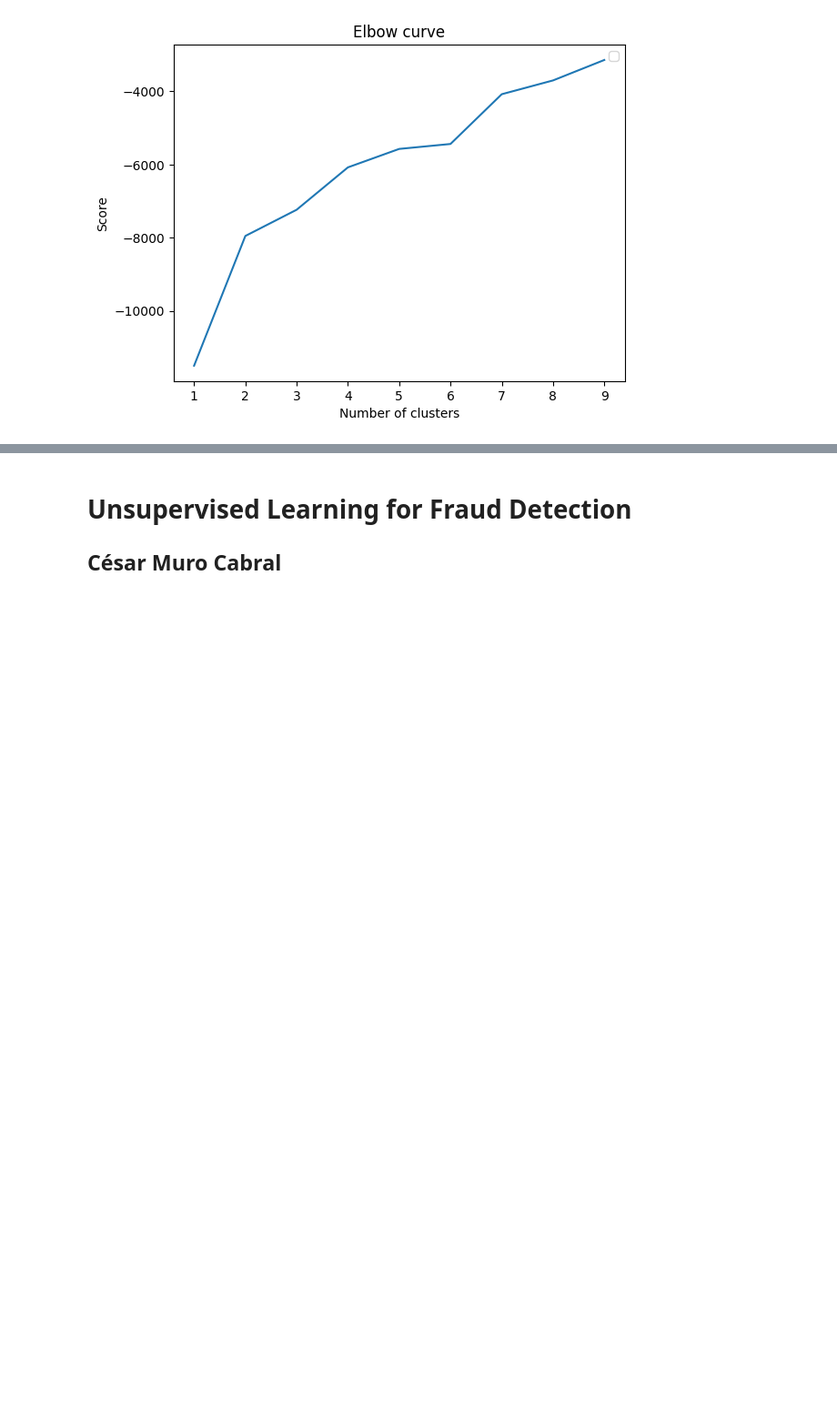
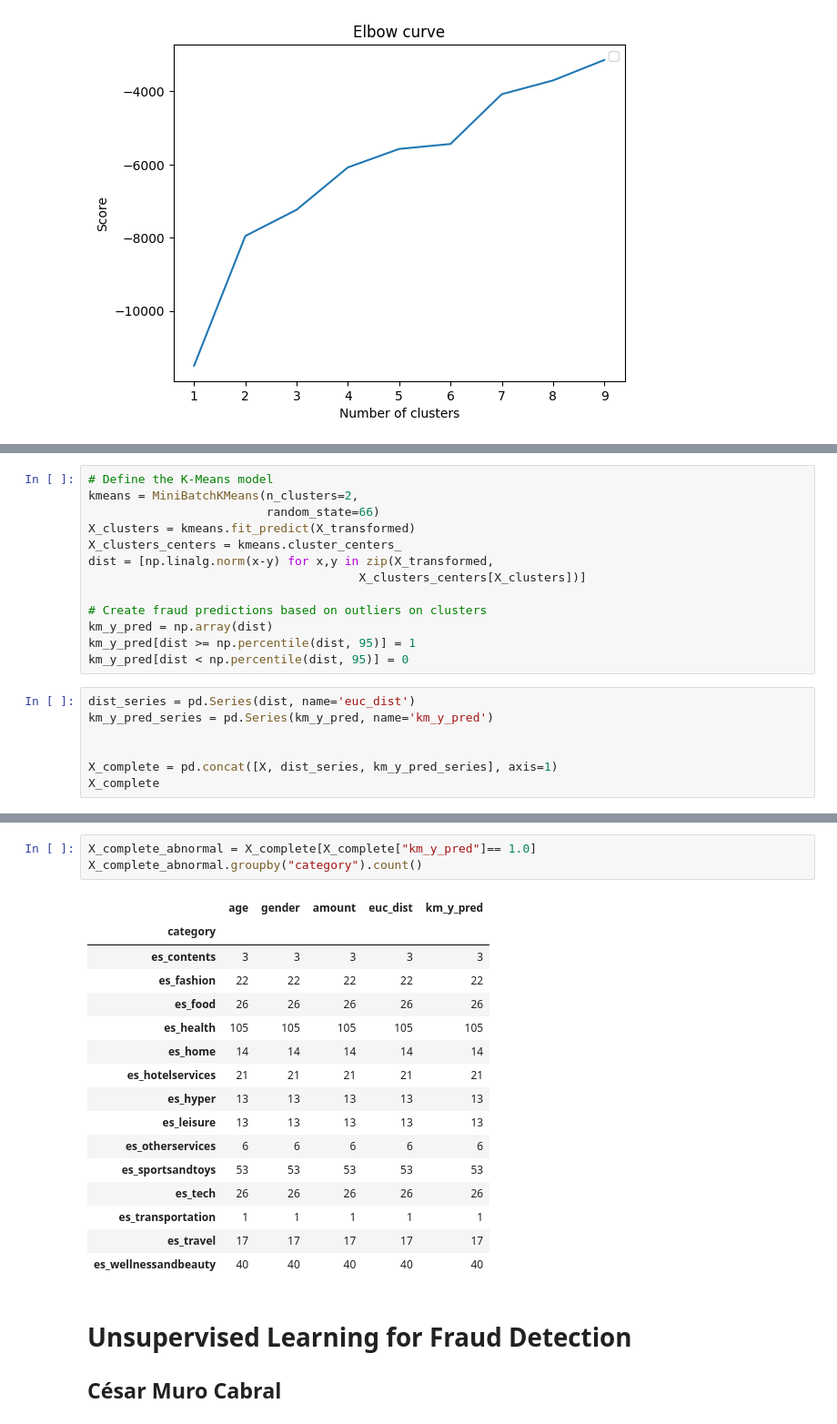
Before and after one commit to cmuro27/Machine_Learning_Projects_and_Notes, a Jupyter notebook: Project_fraud_detection_unsupervised.ipynb, the cells around one changed output, grey strips where cells are left out. Shown at 91% size. Saved outputs shown, nothing was run; the diff lists cells and outputs as text; blank space fills up the shorter version.

```diff
--- a/Project_fraud_detection_unsupervised.ipynb
+++ b/Project_fraud_detection_unsupervised.ipynb
@@ -458,0 +475,20 @@ Now, how we go from clustering data to fraud detection?
+# %%
+# Define the K-Means model
+kmeans = MiniBatchKMeans(n_clusters=2,
+                         random_state=66)
+X_clusters = kmeans.fit_predict(X_transformed)
+X_clusters_centers = kmeans.cluster_centers_
+dist = [np.linalg.norm(x-y) for x,y in zip(X_transformed,
+                                      X_clusters_centers[X_clusters])]
+
+# Create fraud predictions based on outliers on clusters
+km_y_pred = np.array(dist)
+km_y_pred[dist >= np.percentile(dist, 95)] = 1
+km_y_pred[dist < np.percentile(dist, 95)] = 0
+# %%
+dist_series = pd.Series(dist, name='euc_dist')
+km_y_pred_series = pd.Series(km_y_pred, name='km_y_pred')
+
+
+X_complete = pd.concat([X, dist_series, km_y_pred_series], axis=1)
+X_complete
@@ -459,3 +509,23 @@ Now, how we go from clustering data to fraud detection?
+# %%
+X_complete_abnormal = X_complete[X_complete["km_y_pred"]== 1.0]
+X_complete_abnormal.groupby("category").count()
+# %% [output]
+|  | age | gender | amount | euc_dist | km_y_pred |
+| category |  |  |  |  |  |
+| es_contents | 3 | 3 | 3 | 3 | 3 |
+| es_fashion | 22 | 22 | 22 | 22 | 22 |
+| es_food | 26 | 26 | 26 | 26 | 26 |
+| es_health | 105 | 105 | 105 | 105 | 105 |
+| es_home | 14 | 14 | 14 | 14 | 14 |
+| es_hotelservices | 21 | 21 | 21 | 21 | 21 |
+| es_hyper | 13 | 13 | 13 | 13 | 13 |
+| es_leisure | 13 | 13 | 13 | 13 | 13 |
+| es_otherservices | 6 | 6 | 6 | 6 | 6 |
+| es_sportsandtoys | 53 | 53 | 53 | 53 | 53 |
+| es_tech | 26 | 26 | 26 | 26 | 26 |
+| es_transportation | 1 | 1 | 1 | 1 | 1 |
+| es_travel | 17 | 17 | 17 | 17 | 17 |
+| es_wellnessandbeauty | 40 | 40 | 40 | 40 | 40 |
 # %% [markdown]
 # Unsupervised Learning for Fraud Detection
 ## César Muro Cabral
```
Also changed, not shown: parts of 3 cells of this notebook.
